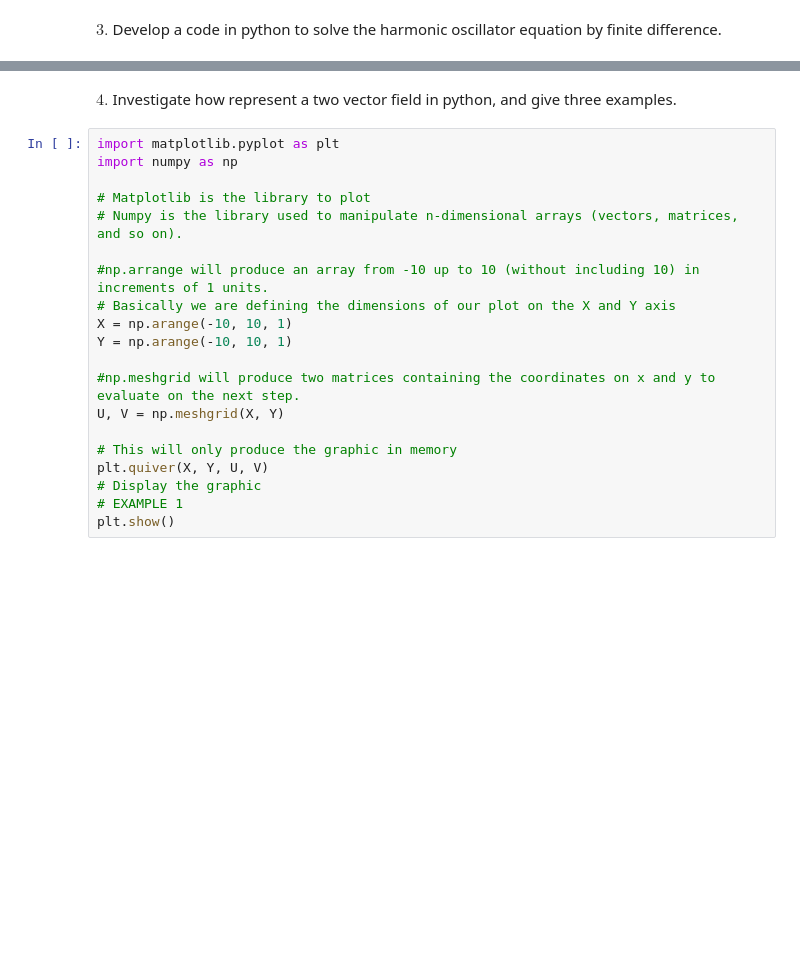
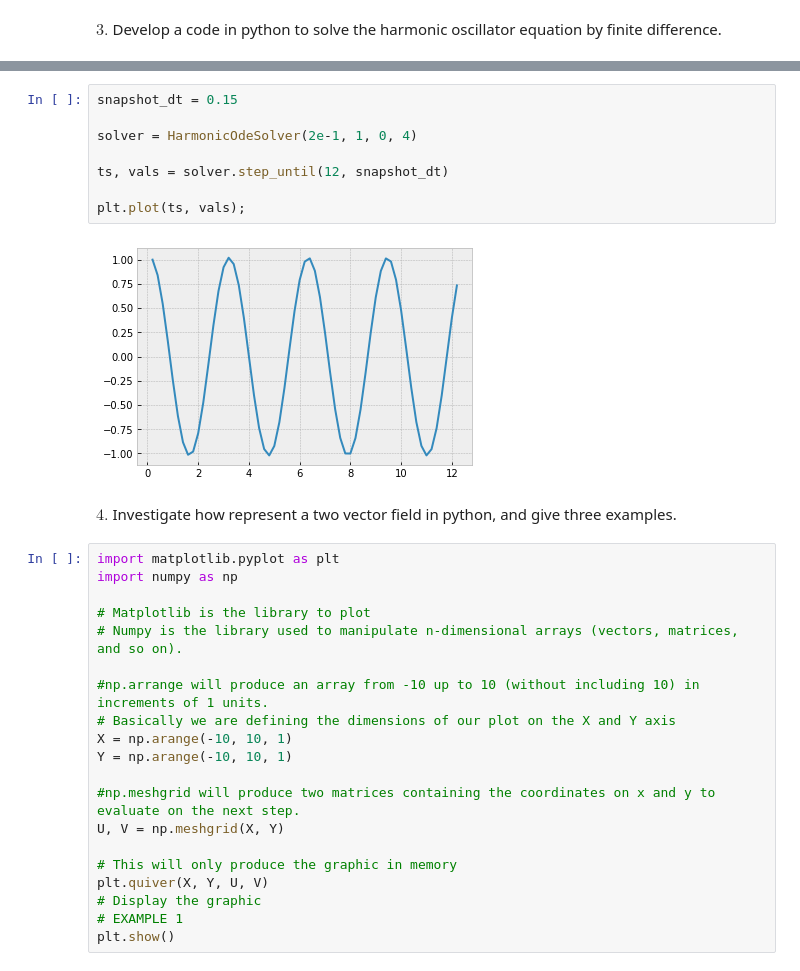
Before and after one commit to mangel/partial_differential_equations, a Jupyter notebook: pset1/Assignment I Partial Equations.ipynb, the cells around one changed output, grey strips where cells are left out. Drawn from its saved outputs; the diff is of its cells as text; blank space fills up the shorter version.

```diff
--- a/pset1/Assignment I Partial Equations.ipynb
+++ b/pset1/Assignment I Partial Equations.ipynb
@@ -10,3 +166,13 @@ $3.$ Develop a code in python to solve the harmonic oscillator equation by finit
+# %%
+snapshot_dt = 0.15
+
+solver = HarmonicOdeSolver(2e-1, 1, 0, 4)
+
+ts, vals = solver.step_until(12, snapshot_dt)
+
+plt.plot(ts, vals);
+# %% [output]
+[figure, added]
 # %% [markdown]
 $4.$ Investigate how represent a two vector field in python, and give three examples.
 # %%
```
Also changed, not shown: parts of 14 cells of this notebook.
